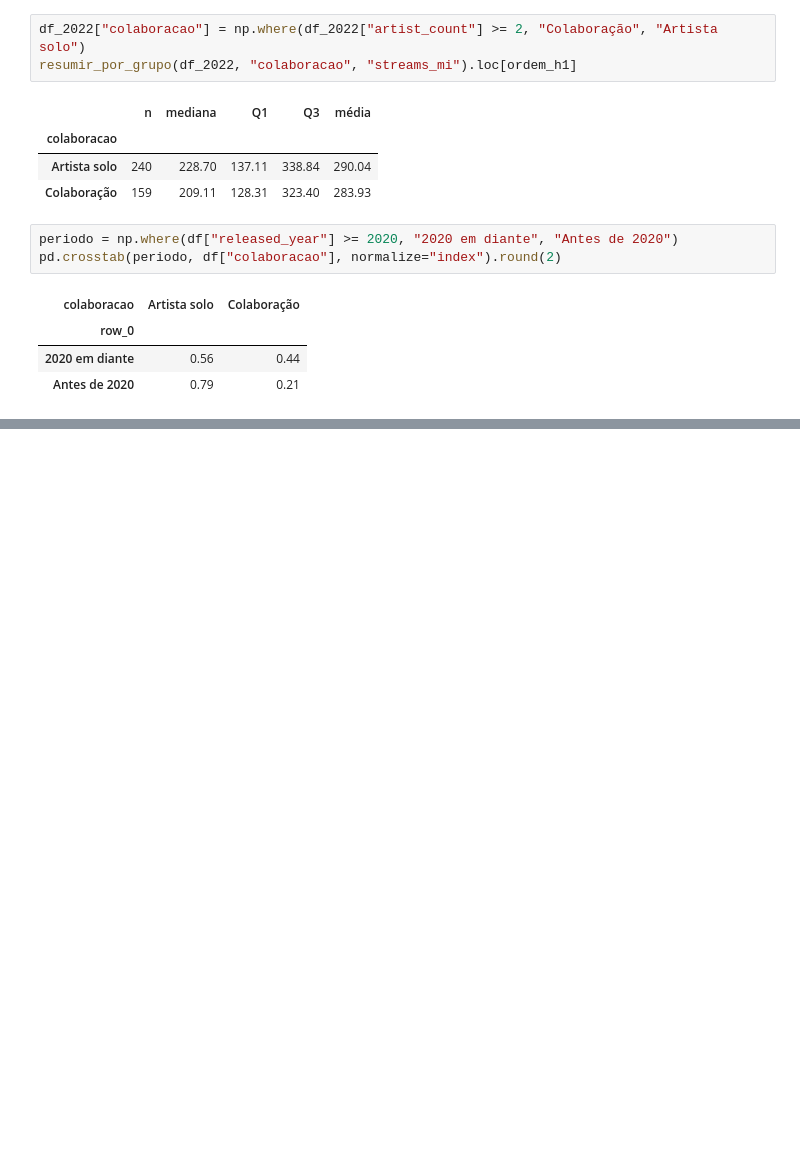
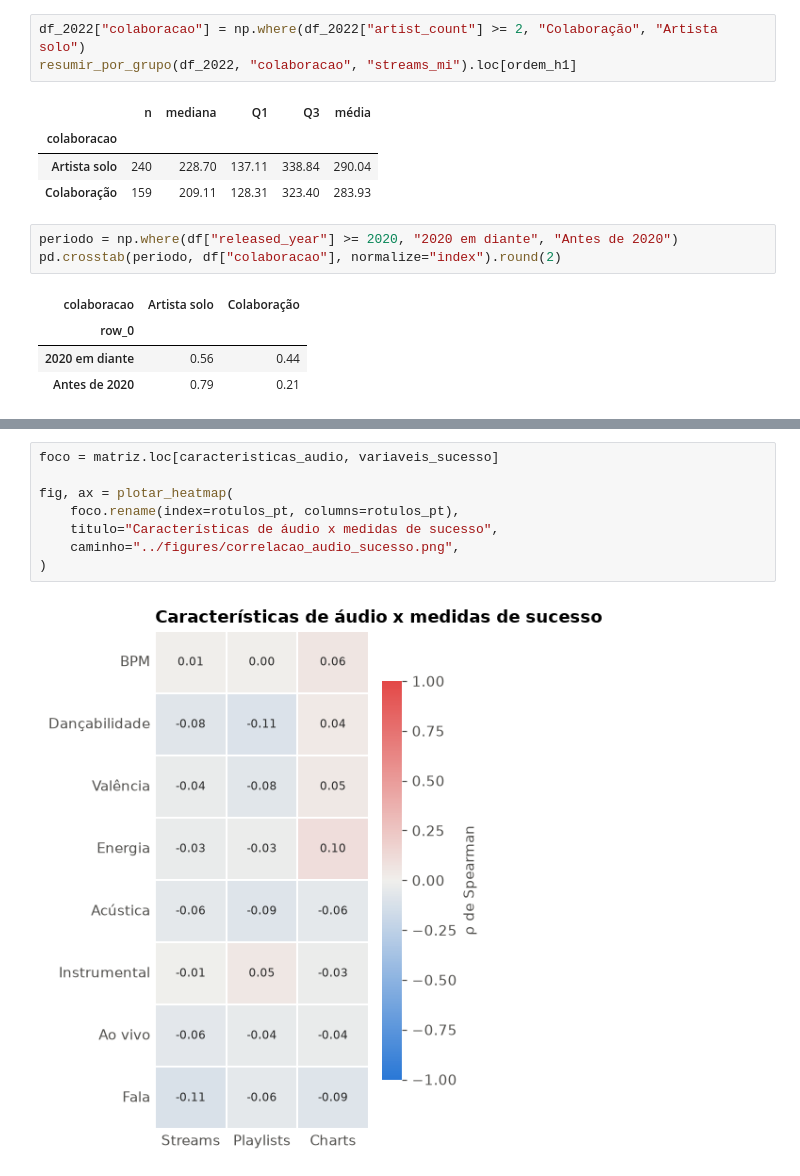
Before and after one commit to CarlosEduardodeCamposOlivera/spotify-streams-analysis, a Jupyter notebook: notebooks/03_analise_descritiva.ipynb, the cells around one changed output, grey strips where cells are left out. Cells and saved outputs as stored; diff of their text form; blank space fills up the shorter version.

```diff
--- a/notebooks/03_analise_descritiva.ipynb
+++ b/notebooks/03_analise_descritiva.ipynb
@@ -516,0 +555,10 @@ pd.crosstab(periodo, df["colaboracao"], normalize="index").round(2)
+# %%
+foco = matriz.loc[caracteristicas_audio, variaveis_sucesso]
+
+fig, ax = plotar_heatmap(
+    foco.rename(index=rotulos_pt, columns=rotulos_pt),
+    titulo="Características de áudio x medidas de sucesso",
+    caminho="../figures/correlacao_audio_sucesso.png",
+)
+# %% [output]
+[figure, added]
```
Also changed, not shown: parts of 14 cells of this notebook, 4 other files.
